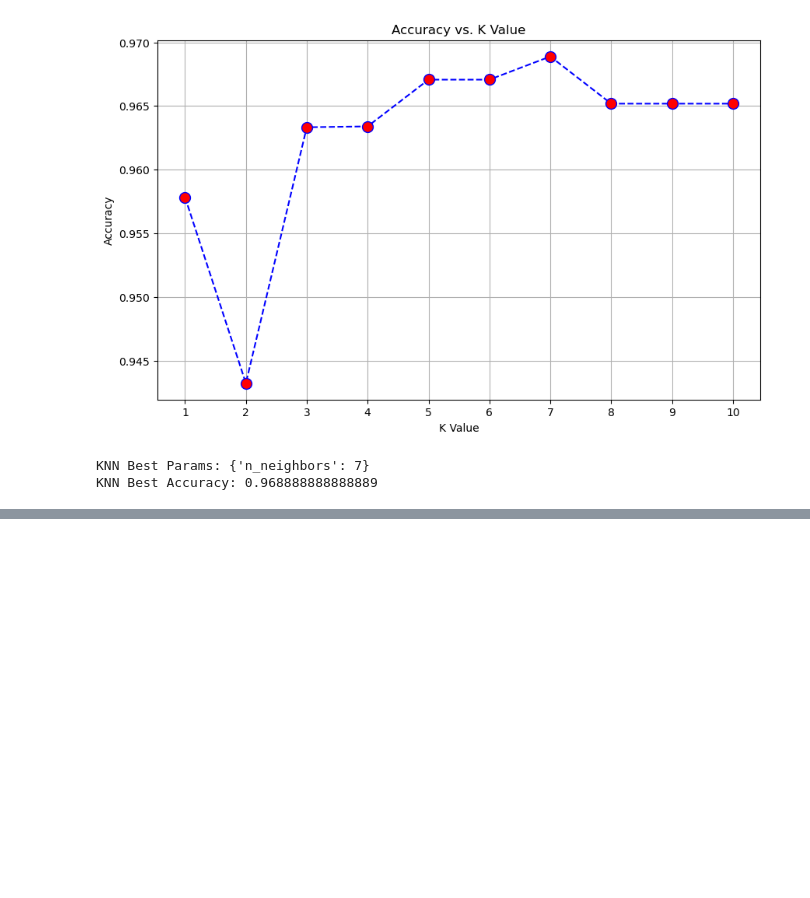
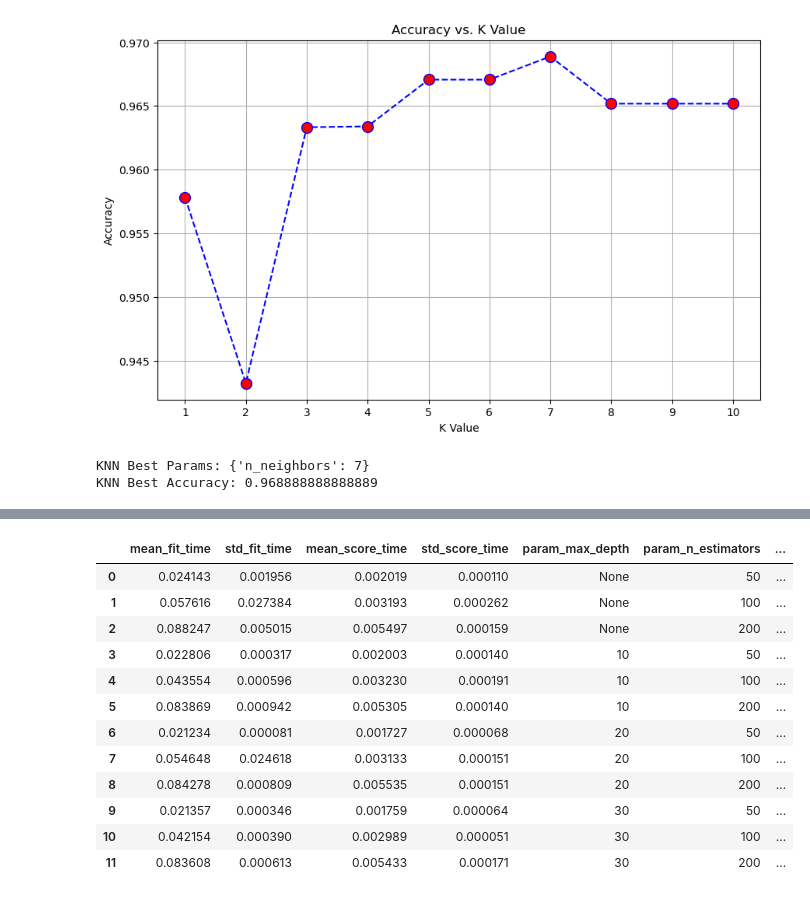
Before and after one commit to sarvesh-selvam/Breast-Cancer-Prediction, a Jupyter notebook: Breast Cancer Prediction (Code).ipynb, the cells around one changed output, grey strips where cells are left out. Cells and saved outputs as stored; diff of their text form; code cells hidden in the pictures; blank space fills up the shorter version.

```diff
--- a/Breast Cancer Prediction (Code).ipynb
+++ b/Breast Cancer Prediction (Code).ipynb
@@ -316,0 +333,28 @@ plot_confusion_matrix(y_test, knn_pred, 'KNN Confusion Matrix')
+# %%
+rf_param_grid = {'n_estimators': [50, 100, 200], 'max_depth': [None, 10, 20, 30]}
+# nn_param_grid = {'hidden_layer_sizes': [(50,), (100,), (50, 50), (100, 50)], 'alpha': [0.0001, 0.001, 0.01, 0.1]}
+
+rf_grid_search = GridSearchCV(RandomForestClassifier(), rf_param_grid, cv=5, scoring='accuracy')
+# nn_grid_search = GridSearchCV(MLPClassifier(max_iter=500), nn_param_grid, cv=5, scoring='accuracy')
+
+rf_grid_search.fit(X_train, y_train)
+
+
+rf_results = pd.DataFrame(rf_grid_search.cv_results_)
+rf_results
+
+# [['param_C', 'mean_test_score']]
+# %% [output]
+|  | mean_fit_time | std_fit_time | mean_score_time | std_score_time | param_max_depth | param_n_estimators | ... |
+| 0 | 0.024143 | 0.001956 | 0.002019 | 0.000110 | None | 50 | ... |
+| 1 | 0.057616 | 0.027384 | 0.003193 | 0.000262 | None | 100 | ... |
+| 2 | 0.088247 | 0.005015 | 0.005497 | 0.000159 | None | 200 | ... |
+| 3 | 0.022806 | 0.000317 | 0.002003 | 0.000140 | 10 | 50 | ... |
+| 4 | 0.043554 | 0.000596 | 0.003230 | 0.000191 | 10 | 100 | ... |
+| 5 | 0.083869 | 0.000942 | 0.005305 | 0.000140 | 10 | 200 | ... |
+| 6 | 0.021234 | 0.000081 | 0.001727 | 0.000068 | 20 | 50 | ... |
+| 7 | 0.054648 | 0.024618 | 0.003133 | 0.000151 | 20 | 100 | ... |
+| 8 | 0.084278 | 0.000809 | 0.005535 | 0.000151 | 20 | 200 | ... |
+| 9 | 0.021357 | 0.000346 | 0.001759 | 0.000064 | 30 | 50 | ... |
+| 10 | 0.042154 | 0.000390 | 0.002989 | 0.000051 | 30 | 100 | ... |
+| 11 | 0.083608 | 0.000613 | 0.005433 | 0.000171 | 30 | 200 | ... |
```
Also changed, not shown: parts of 7 cells of this notebook.
